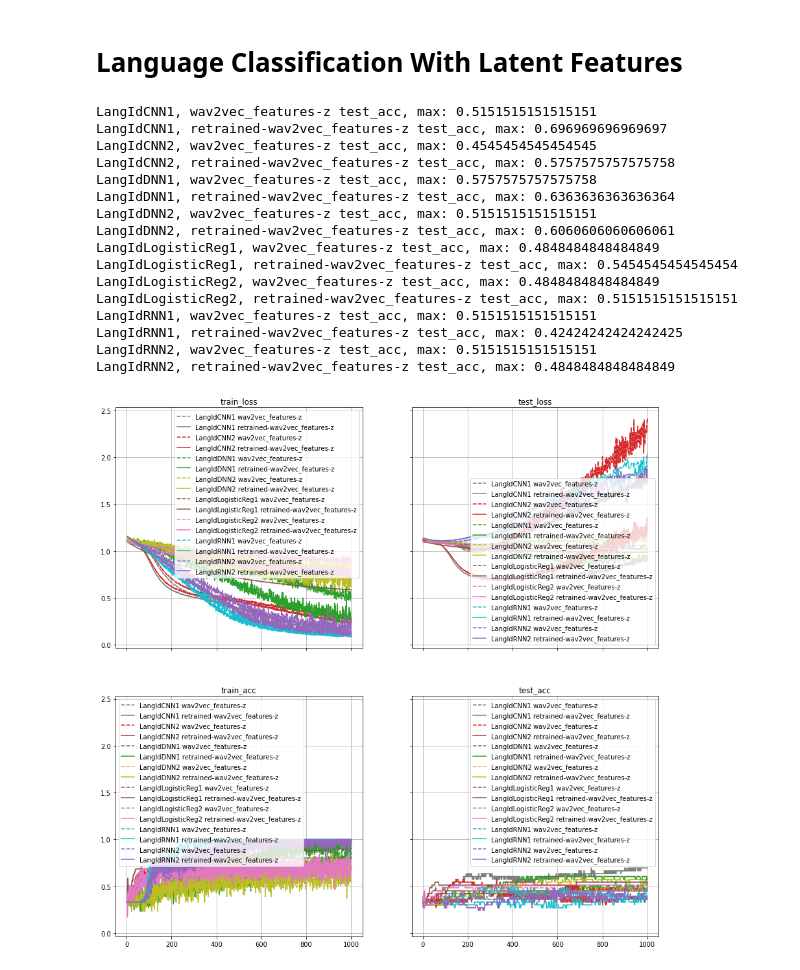
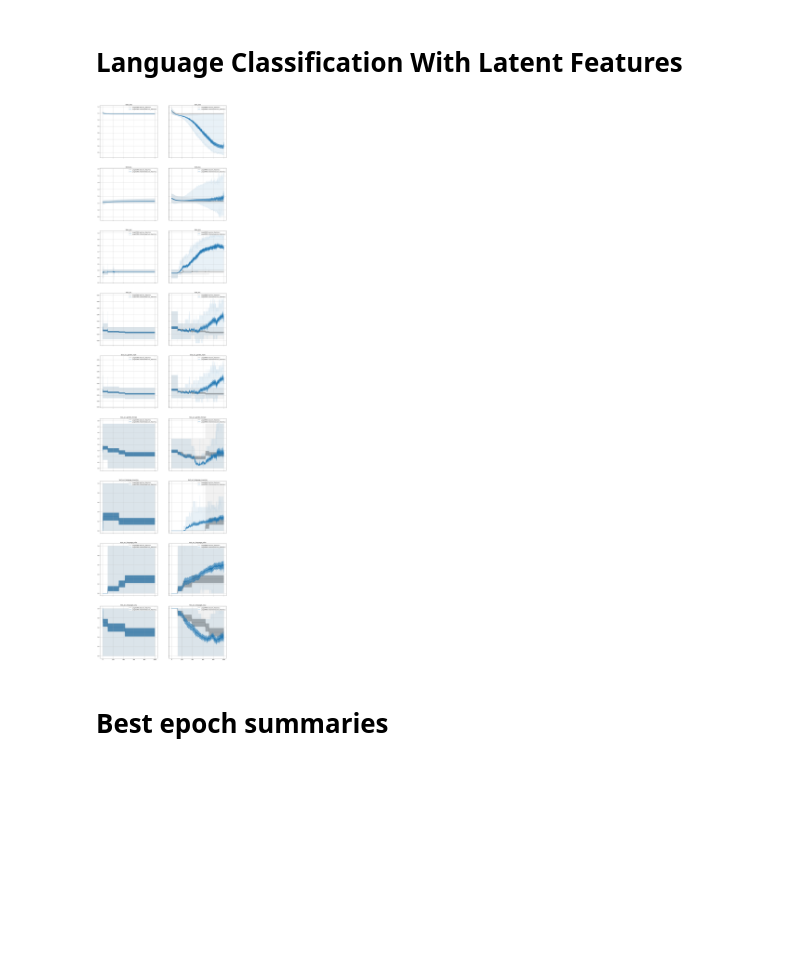
Before and after one commit to mdoumbouya/nicolingua, a Jupyter notebook: notebooks/003_gn_lang_classification_results.ipynb, the cells around one changed output. Drawn from its saved outputs; the diff is of its cells as text; code cells hidden in the pictures; blank space fills up the shorter version.

```diff
--- a/notebooks/003_gn_lang_classification_results.ipynb
+++ b/notebooks/003_gn_lang_classification_results.ipynb
@@ -106,37 +223,9 @@ LangIdRNN2, retrained-wav2vec_features-c test_acc, max: 0.5151515151515151
 # %% [markdown]
 # Language Classification With Latent Features
-# %%
-sample_sizes = [n_train, n_test, n_train, n_test]
-fig, axes = plt.subplots(2, 2, sharex=True, sharey=True, figsize=(15, 15))
-for model_index, model_name in enumerate(sorted(data_frames.keys())):
-    for index, variable in enumerate(['train_loss','test_loss','train_acc','test_acc']):
-        #plt.subplot(2, 2, index+1, sharex=True, sharey=True)
-        r = int(index/2)
-        c = index%2
-        sample_size = sample_sizes[index]
-        plot_comparative_variables(
-            axes[r, c],
-            model_name,
-            ['wav2vec_features-z', 'retrained-wav2vec_features-z'],
-            variable,
-            sample_size,
-            COLORS[model_index]
-        )
-# %% [output]
-LangIdCNN1, wav2vec_features-z test_acc, max: 0.5151515151515151
-LangIdCNN1, retrained-wav2vec_features-z test_acc, max: 0.696969696969697
-LangIdCNN2, wav2vec_features-z test_acc, max: 0.4545454545454545
-LangIdCNN2, retrained-wav2vec_features-z test_acc, max: 0.5757575757575758
-LangIdDNN1, wav2vec_features-z test_acc, max: 0.5757575757575758
-LangIdDNN1, retrained-wav2vec_features-z test_acc, max: 0.6363636363636364
-LangIdDNN2, wav2vec_features-z test_acc, max: 0.5151515151515151
-LangIdDNN2, retrained-wav2vec_features-z test_acc, max: 0.6060606060606061
-LangIdLogisticReg1, wav2vec_features-z test_acc, max: 0.4848484848484849
-LangIdLogisticReg1, retrained-wav2vec_features-z test_acc, max: 0.5454545454545454
-LangIdLogisticReg2, wav2vec_features-z test_acc, max: 0.4848484848484849
-LangIdLogisticReg2, retrained-wav2vec_features-z test_acc, max: 0.5151515151515151
-LangIdRNN1, wav2vec_features-z test_acc, max: 0.5151515151515151
-LangIdRNN1, retrained-wav2vec_features-z test_acc, max: 0.42424242424242425
-LangIdRNN2, wav2vec_features-z test_acc, max: 0.5151515151515151
-LangIdRNN2, retrained-wav2vec_features-z test_acc, max: 0.4848484848484849
-[figure, removed]
+# %%
+compared_features = ['wav2vec_features-z', 'retrained-wav2vec_features-z']
+plot_results(model_names, variables_and_sample_sizes, compared_features)
+# %% [output]
+[figure, added]
+# %% [markdown]
+# Best epoch summaries
```
Also changed, not shown: parts of 12 cells of this notebook, 7 other files.
